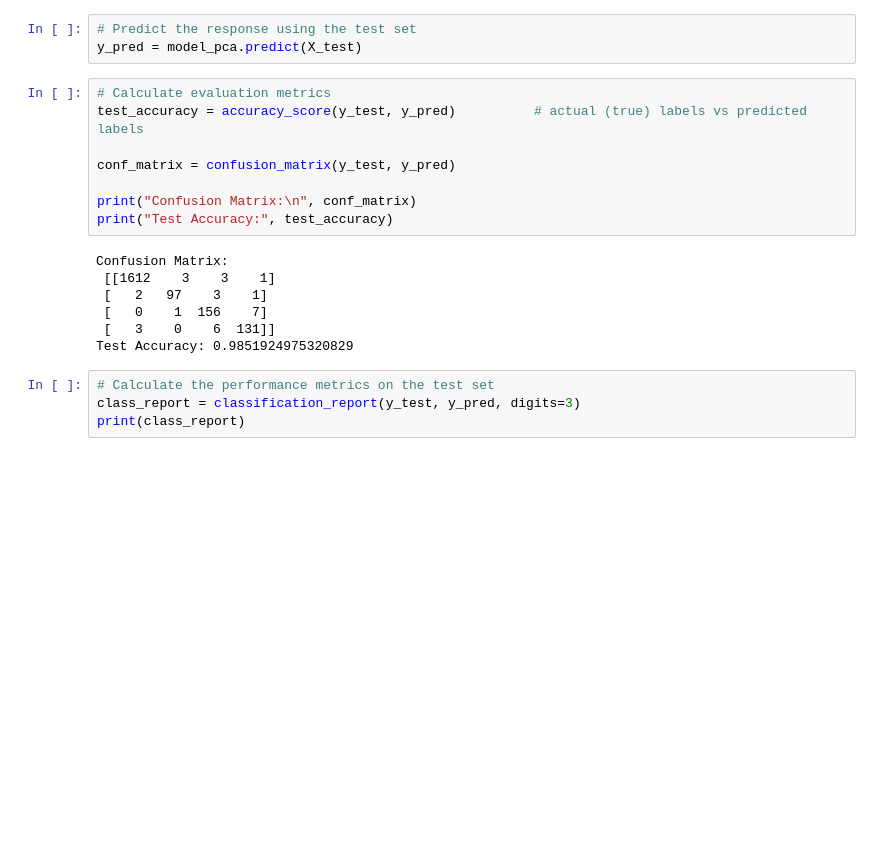
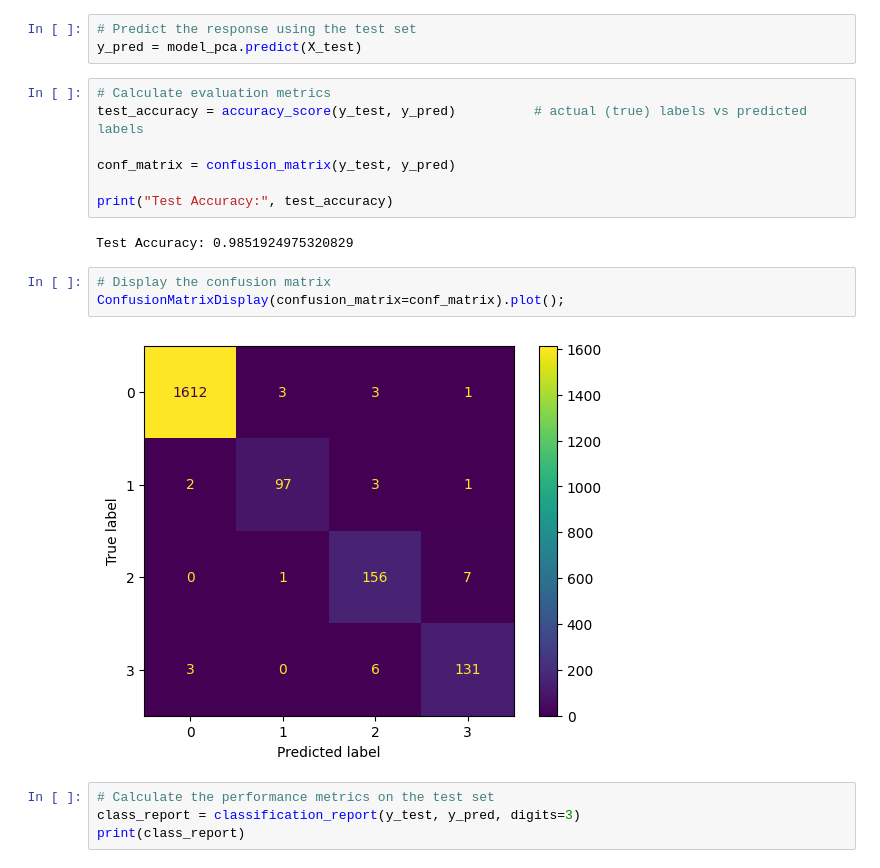
Before and after one commit to jeffreyfitzpatrick/Big-Data-Analytics-Capstone-Project, a Jupyter notebook: Support_Vector_Machine_Analysis.ipynb, the cells around one changed output. Cells and saved outputs as stored; diff of their text form; blank space fills up the shorter version.

```diff
--- a/Support_Vector_Machine_Analysis.ipynb
+++ b/Support_Vector_Machine_Analysis.ipynb
@@ -240,15 +240,14 @@ test_accuracy = accuracy_score(y_test, y_pred)          # actual (true) labels v
 
 conf_matrix = confusion_matrix(y_test, y_pred)
 
-print("Confusion Matrix:\n", conf_matrix)
 print("Test Accuracy:", test_accuracy)
 # %% [output]
-Confusion Matrix:
- [[1612    3    3    1]
- [   2   97    3    1]
- [   0    1  156    7]
- [   3    0    6  131]]
 Test Accuracy: 0.9851924975320829
+# %%
+# Display the confusion matrix
+ConfusionMatrixDisplay(confusion_matrix=conf_matrix).plot();
+# %% [output]
+[figure, added]
 # %%
 # Calculate the performance metrics on the test set
 class_report = classification_report(y_test, y_pred, digits=3)
```
Also changed, not shown: parts of 3 cells of this notebook.
